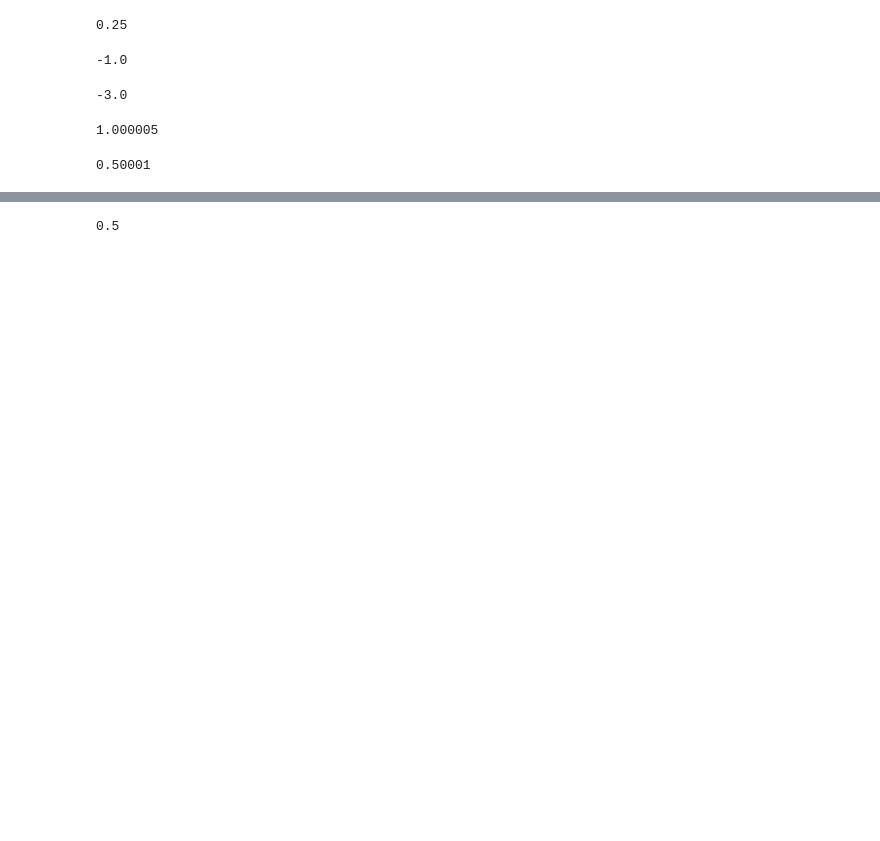
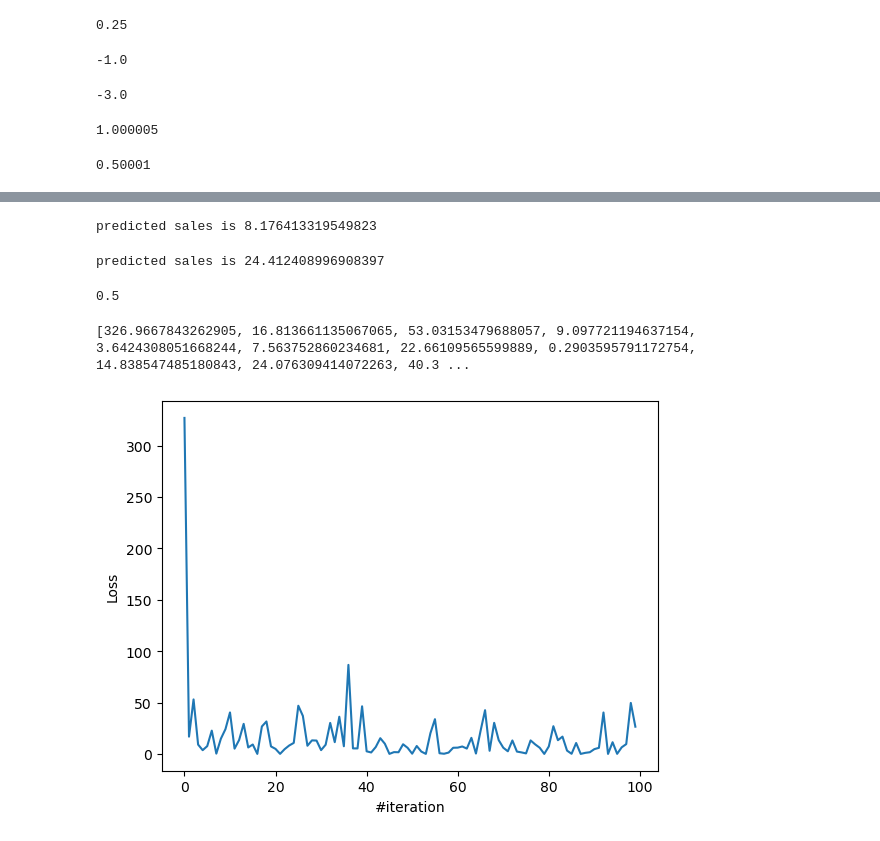
Before and after one commit to dinhgia2106/AIOExercises, a Jupyter notebook: Module 4/Week 1/linear_regession.ipynb, the cells around one changed output, grey strips where cells are left out. Drawn from its saved outputs; the diff is of its cells as text; code cells hidden in the pictures; blank space fills up the shorter version.

```diff
--- a/Module 4/Week 1/linear_regession.ipynb
+++ b/Module 4/Week 1/linear_regession.ipynb
@@ -40,3 +46,23 @@ print(w1,w2,w3)
+# %%
+tv = 19.2
+radio = 35.9
+newspaper = 51.3
+
+X,y = prepare_data('advertising.csv')
+(w1,w2,w3,b, losses) = implement_linear_regression(X,y)
+sales = predict(tv, radio, newspaper, w1, w2, w3, b)
+print(f'predicted sales is {sales}')
+# %% [output]
+predicted sales is 8.176413319549823
+# %%
+tv = 230.1
+radio = 37.8
+newspaper = 69.2
+
+sales = predict(tv, radio, newspaper, w1, w2, w3, b)
+print(f'predicted sales is {sales}')
+# %% [output]
+predicted sales is 24.412408996908397
 # %%
 l = compute_loss_mae(y_hat=1, y=0.5)
 print(l)
@@ -44,0 +73,11 @@ print(l)
+# %%
+X,y = prepare_data('advertising.csv')
+(w1,w2,w3,b, losses) = implement_linear_regression(X,y)
+print(losses[0:100])
+plt.plot(losses[0:100])
+plt.xlabel("#iteration")
+plt.ylabel("Loss")
+plt.show()
+# %% [output]
+[326.9667843262905, 16.813661135067065, 53.03153479688057, 9.097721194637154, 3.6424308051668244, 7.563752860234681, 22.66109565599889, 0.2903595791172754, 14.838547485180843, 24.076309414072263, 40.3 ...
+[figure, added]
```
Also changed, not shown: parts of 11 cells of this notebook, 5 other files.
